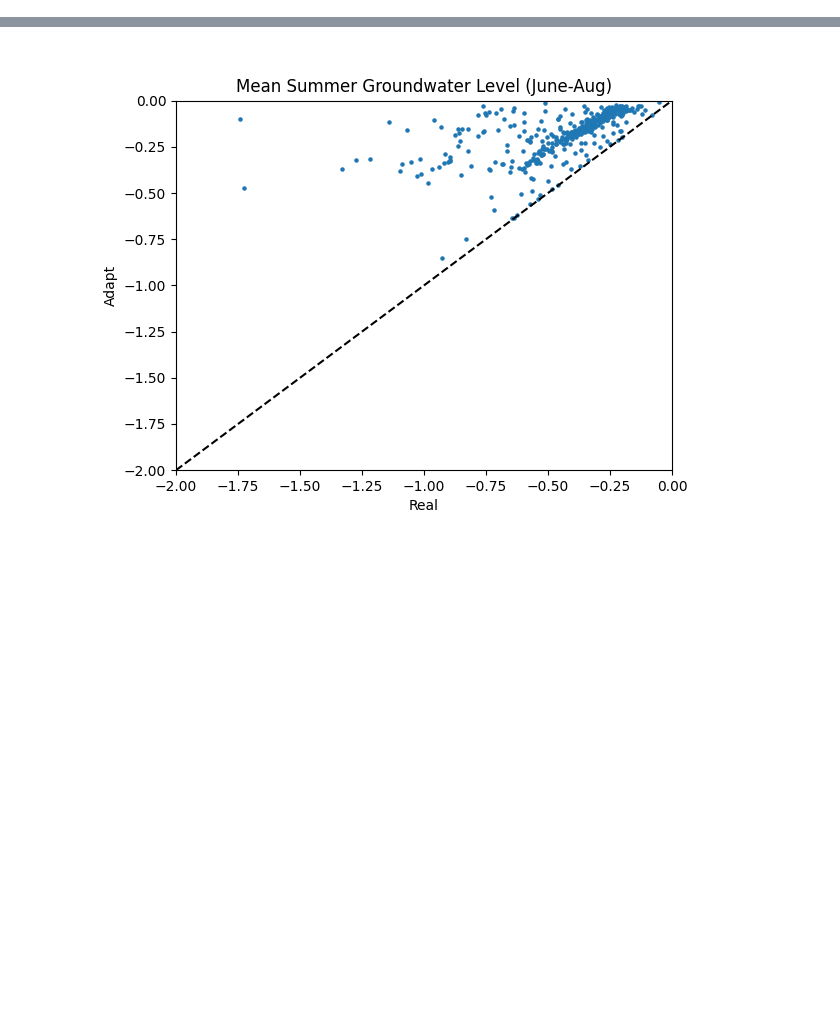
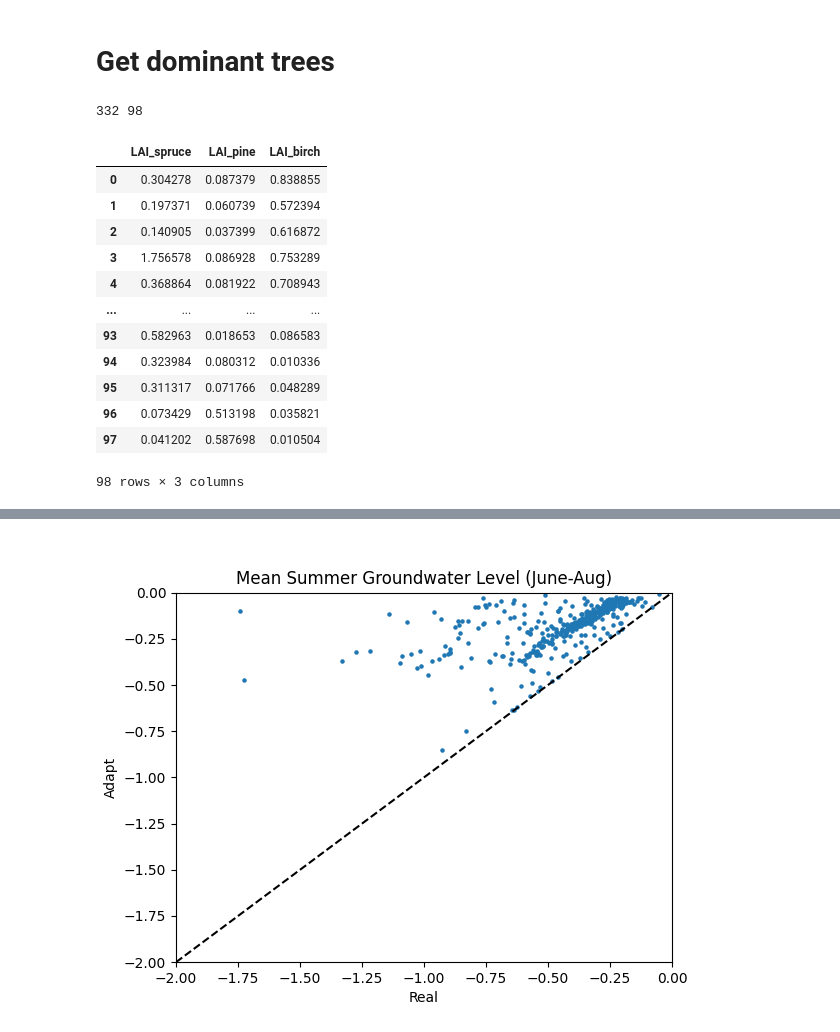
Before and after one commit to LukeEcomod/SpaFHy_Peat_AD, a Jupyter notebook: run_example_ad.ipynb, the cells around one changed output, grey strips where cells are left out. Saved outputs shown, nothing was run; the diff lists cells and outputs as text; code cells hidden in the pictures; blank space fills up the shorter version.

```diff
--- a/run_example_ad.ipynb
+++ b/run_example_ad.ipynb
@@ -175,0 +176,49 @@ for row, (color_var, color_label) in enumerate(zip(color_vars, color_labels)):
+# %% [markdown]
+# Get dominant trees
+# %%
+LAI_folder = pathlib.Path(os.getenv('PROJECT_FOLDER') + '/model_inputs/LAI_cf/')
+LAI_est = pd.read_csv(LAI_folder/'EST_LAI_capped_to_10_cf.csv')
+LAI_lat = pd.read_csv(LAI_folder/'LAT_LAI_cf.csv')
+
+print(len(LAI_est),len(LAI_lat))
+# %% [output]
+332 98
+# %%
+# Get dominant tree name for each row
+#Est
+lai_cols_est = [
+    "LAI_spruce",
+    "LAI_pine",
+    "LAI_birch",
+    "LAI_aspen",
+    "LAI_grey_alder",
+    "LAI_black_alder",
+]
+
+LAI_est = LAI_est.assign(LAI_max_label=LAI_est[lai_cols_est].idxmax(axis=1))
+LAI_est['LAI_max_label'] = LAI_est['LAI_max_label'].apply(lambda x: " ".join(x.split('_')[1:]))
+
+#lat
+lai_cols_lat = [
+    "LAI_spruce",
+    "LAI_pine",
+    "LAI_birch",
+]
+LAI_lat = LAI_lat.assign(LAI_max_label=LAI_lat[lai_cols_lat].idxmax(axis=1))
+LAI_lat['LAI_max_label'] = LAI_lat['LAI_max_label'].apply(lambda x: x.split('_')[1])
+
+LAI_lat[lai_cols_lat]
+# %% [output]
+|  | LAI_spruce | LAI_pine | LAI_birch |
+| 0 | 0.304278 | 0.087379 | 0.838855 |
+| 1 | 0.197371 | 0.060739 | 0.572394 |
+| 2 | 0.140905 | 0.037399 | 0.616872 |
+| 3 | 1.756578 | 0.086928 | 0.753289 |
+| 4 | 0.368864 | 0.081922 | 0.708943 |
+| ... | ... | ... | ... |
+| 93 | 0.582963 | 0.018653 | 0.086583 |
+| 94 | 0.323984 | 0.080312 | 0.010336 |
+| 95 | 0.311317 | 0.071766 | 0.048289 |
+| 96 | 0.073429 | 0.513198 | 0.035821 |
+| 97 | 0.041202 | 0.587698 | 0.010504 |
+98 rows × 3 columns
```
Also changed, not shown: parts of 18 cells of this notebook.
